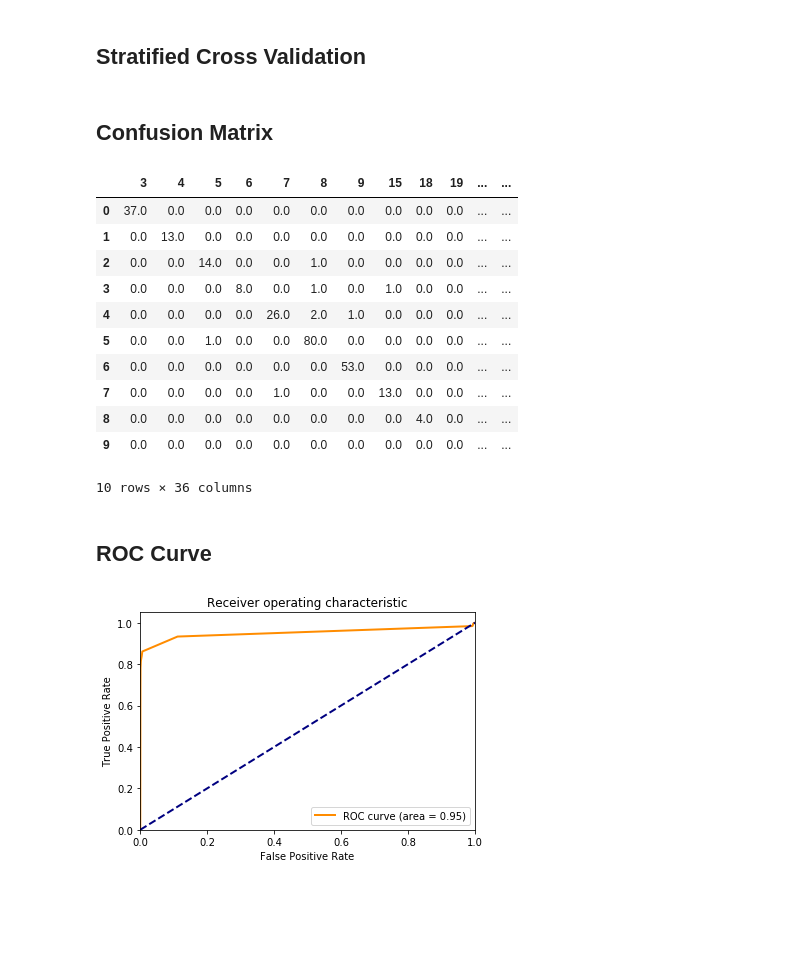
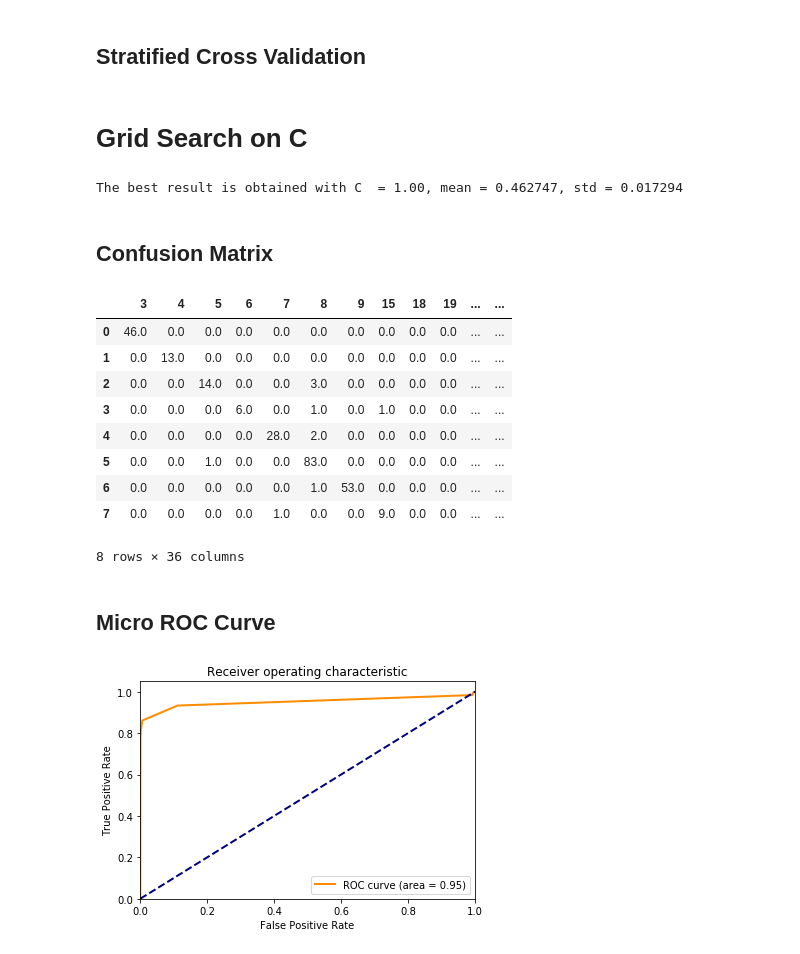
Before and after one commit to taraewilliams/CS578Project, a Jupyter notebook: FinalReport.ipynb, the cells around one changed output. Saved outputs shown, nothing was run; the diff lists cells and outputs as text; code cells hidden in the pictures; blank space fills up the shorter version.

Commit message:
Fixed stratified cv function error, Added majority vote classifier. Added Grid search on C using cross validation

```diff
--- a/FinalReport.ipynb
+++ b/FinalReport.ipynb
@@ -25,9 +25,10 @@ train_data.head(5)
 | 3 | 3 | 1790 | 3 | 6.053882e+10 | 1 | 1 | 1000.0 |
 | 4 | 3 | 1735 | 3 | 6.053880e+10 | 1 | 7 | 1001.0 |
 # %%
-train = train_data[['Weekday', 'ScanCount', 'DepartmentDescription', 'FinelineNumber', 'Upc']].values
+features = ['Weekday', 'ScanCount', 'DepartmentDescription', 'FinelineNumber', 'Upc']
+train = train_data[features].values
 train_label = train_data.TripType.values
-test = test_data[['Weekday', 'ScanCount', 'DepartmentDescription', 'FinelineNumber', 'Upc']].values
+test = test_data[features].values
 test_label = test_data.TripType.values
 n_classes = np.unique(test_label)
 cv_train = np.vstack([train,test])
@@ -45,4 +46,4 @@ print(test.shape)
 # %%
-classifier = OneVsRestClassifier(svm.SVC(C=1, kernel='rbf', probability=True))
+classifier = svm.SVC(kernel='rbf', decision_function_shape='ovr')
 # %%
 classifier.fit(train, train_label)
@@ -81,2 +85,4 @@ The average result is  0.414839286907
 # print("The result for each fold is \n", scv_result)
 # print("The average result is ", scv_result.mean())
+# %% [markdown]
+# Grid Search on C
@@ -83,25 +99,29 @@ The average result is  0.414839286907
+# %%
+opt = np.argmax(search_result.mean(axis = 1))
+print('The best result is obtained with C  = %0.2f, mean = %f, std = %f' % (c_options[opt], search_result[opt,:].mean(),
+                                                                          search_result[opt,:].std()))
+# %% [output]
+The best result is obtained with C  = 1.00, mean = 0.462747, std = 0.017294
 # %% [markdown]
 ## Confusion Matrix
 # %%
 confusion_mat = confusion_matrix(pred, test_label, np.unique(train_label).tolist())
 confusion = pd.DataFrame(confusion_mat)
 confusion.columns = np.unique(train_label)
-confusion.head(10)
+confusion.head(8)
 # %% [output]
 |  | 3 | 4 | 5 | 6 | 7 | 8 | 9 | 15 | 18 | 19 | ... | ... |
-| 0 | 37.0 | 0.0 | 0.0 | 0.0 | 0.0 | 0.0 | 0.0 | 0.0 | 0.0 | 0.0 | ... | ... |
+| 0 | 46.0 | 0.0 | 0.0 | 0.0 | 0.0 | 0.0 | 0.0 | 0.0 | 0.0 | 0.0 | ... | ... |
 | 1 | 0.0 | 13.0 | 0.0 | 0.0 | 0.0 | 0.0 | 0.0 | 0.0 | 0.0 | 0.0 | ... | ... |
-| 2 | 0.0 | 0.0 | 14.0 | 0.0 | 0.0 | 1.0 | 0.0 | 0.0 | 0.0 | 0.0 | ... | ... |
-| 3 | 0.0 | 0.0 | 0.0 | 8.0 | 0.0 | 1.0 | 0.0 | 1.0 | 0.0 | 0.0 | ... | ... |
-| 4 | 0.0 | 0.0 | 0.0 | 0.0 | 26.0 | 2.0 | 1.0 | 0.0 | 0.0 | 0.0 | ... | ... |
-| 5 | 0.0 | 0.0 | 1.0 | 0.0 | 0.0 | 80.0 | 0.0 | 0.0 | 0.0 | 0.0 | ... | ... |
-| 6 | 0.0 | 0.0 | 0.0 | 0.0 | 0.0 | 0.0 | 53.0 | 0.0 | 0.0 | 0.0 | ... | ... |
-| 7 | 0.0 | 0.0 | 0.0 | 0.0 | 1.0 | 0.0 | 0.0 | 13.0 | 0.0 | 0.0 | ... | ... |
-| 8 | 0.0 | 0.0 | 0.0 | 0.0 | 0.0 | 0.0 | 0.0 | 0.0 | 4.0 | 0.0 | ... | ... |
-| 9 | 0.0 | 0.0 | 0.0 | 0.0 | 0.0 | 0.0 | 0.0 | 0.0 | 0.0 | 0.0 | ... | ... |
+| 2 | 0.0 | 0.0 | 14.0 | 0.0 | 0.0 | 3.0 | 0.0 | 0.0 | 0.0 | 0.0 | ... | ... |
+| 3 | 0.0 | 0.0 | 0.0 | 6.0 | 0.0 | 1.0 | 0.0 | 1.0 | 0.0 | 0.0 | ... | ... |
+| 4 | 0.0 | 0.0 | 0.0 | 0.0 | 28.0 | 2.0 | 0.0 | 0.0 | 0.0 | 0.0 | ... | ... |
+| 5 | 0.0 | 0.0 | 1.0 | 0.0 | 0.0 | 83.0 | 0.0 | 0.0 | 0.0 | 0.0 | ... | ... |
+| 6 | 0.0 | 0.0 | 0.0 | 0.0 | 0.0 | 1.0 | 53.0 | 0.0 | 0.0 | 0.0 | ... | ... |
+| 7 | 0.0 | 0.0 | 0.0 | 0.0 | 1.0 | 0.0 | 0.0 | 9.0 | 0.0 | 0.0 | ... | ... |
-10 rows × 36 columns
+8 rows × 36 columns
 # %% [markdown]
-## ROC Curve
+## Micro ROC Curve
 # %%
 lb = LabelBinarizer()
 new_test_label = lb.fit(train_label).transform(test_label)
```
Also changed, not shown: parts of 9 cells of this notebook, 2 other files.
